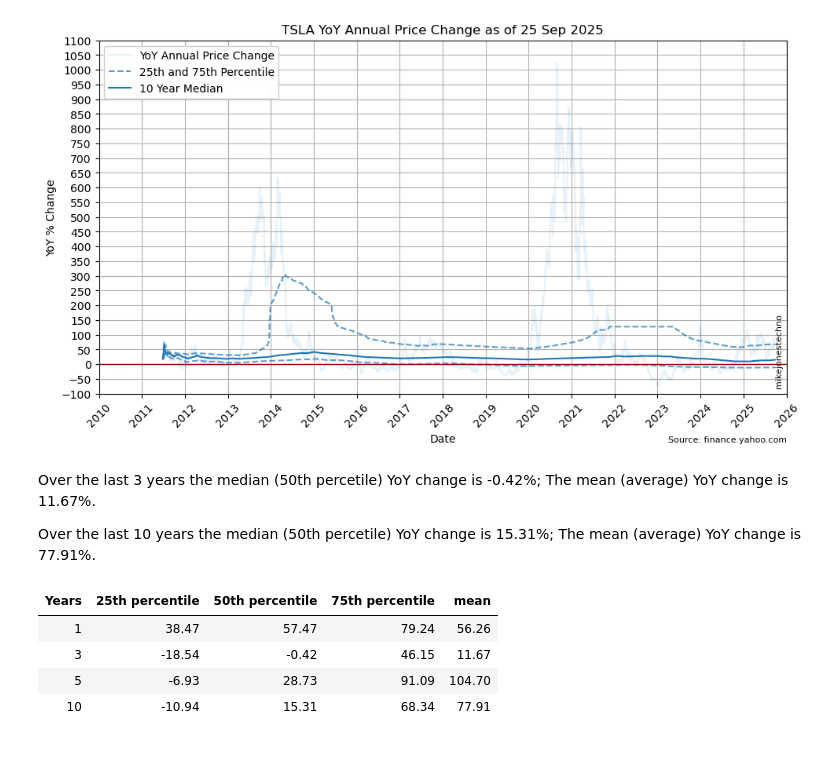
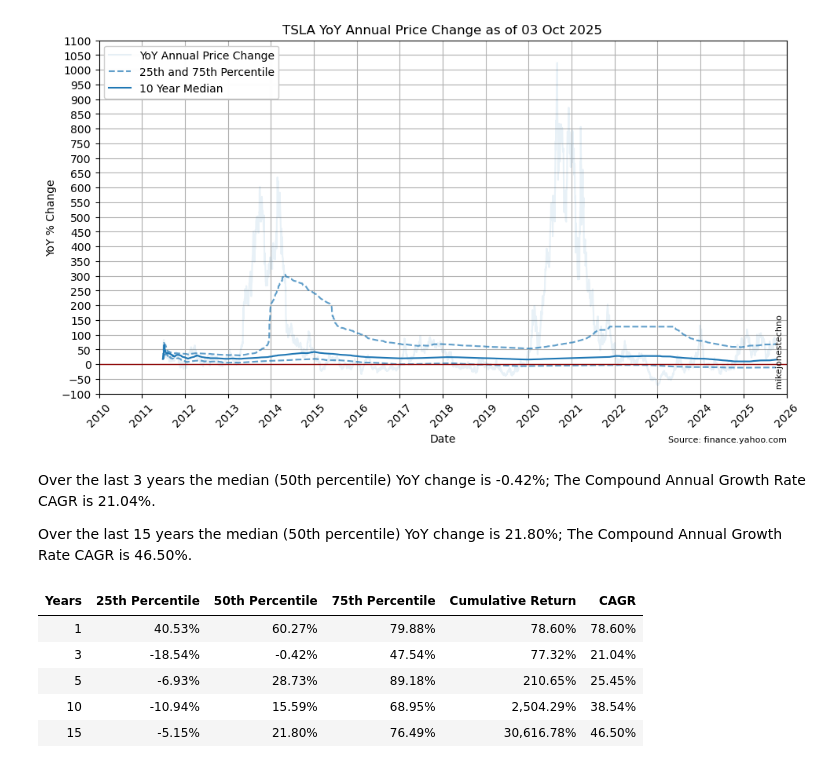
Before and after one commit to mikejonestechno/investment-analytics, a Jupyter notebook: notebooks/tsla.ipynb, the cells around one changed output. Cells and saved outputs as stored; diff of their text form; code cells hidden in the pictures.

```diff
--- a/notebooks/tsla.ipynb
+++ b/notebooks/tsla.ipynb
@@ -142,19 +143,19 @@ plt.axhline(y=0, color='darkred', linestyle='-', linewidth=1)
 plt.show()
 # %% [output]
 [figure]
-# %%
-percentiles.display_percentile_summary(df_last_percentiles, 'YoY change')
-percentiles.display_dataframe_table(df_last_percentiles)
-# %% [output]
-
-Over the last 3 years the median (50th percetile) YoY change is -0.42%; The mean (average) YoY change is 11.67%.
-
-Over the last 10 years the median (50th percetile) YoY change is 15.31%; The mean (average) YoY change is 77.91%.
-| Years | 25th percentile | 50th percentile | 75th percentile | mean |
-| 1 | 38.47 | 57.47 | 79.24 | 56.26 |
-| 3 | -18.54 | -0.42 | 46.15 | 11.67 |
-| 5 | -6.93 | 28.73 | 91.09 | 104.70 |
-| 10 | -10.94 | 15.31 | 68.34 | 77.91 |
+# %%
+df_summary_percentiles = percentiles.display_summary(df, data_column)
+# %% [output]
+
+Over the last 3 years the median (50th percentile) YoY change is -0.42%; The Compound Annual Growth Rate CAGR is 21.04%.
+
+Over the last 15 years the median (50th percentile) YoY change is 21.80%; The Compound Annual Growth Rate CAGR is 46.50%.
+| Years | 25th Percentile | 50th Percentile | 75th Percentile | Cumulative Return | CAGR |
+| 1 | 40.53% | 60.27% | 79.88% | 78.60% | 78.60% |
+| 3 | -18.54% | -0.42% | 47.54% | 77.32% | 21.04% |
+| 5 | -6.93% | 28.73% | 89.18% | 210.65% | 25.45% |
+| 10 | -10.94% | 15.59% | 68.95% | 2,504.29% | 38.54% |
+| 15 | -5.15% | 21.80% | 76.49% | 30,616.78% | 46.50% |
 # %%
 """ Change chart variables to plot from 1995 and multi year window not extended multi year window """
 yoy_chart_params['x_ticks'] = 1
```
Also changed, not shown: parts of 5 cells of this notebook, 5 other files.
